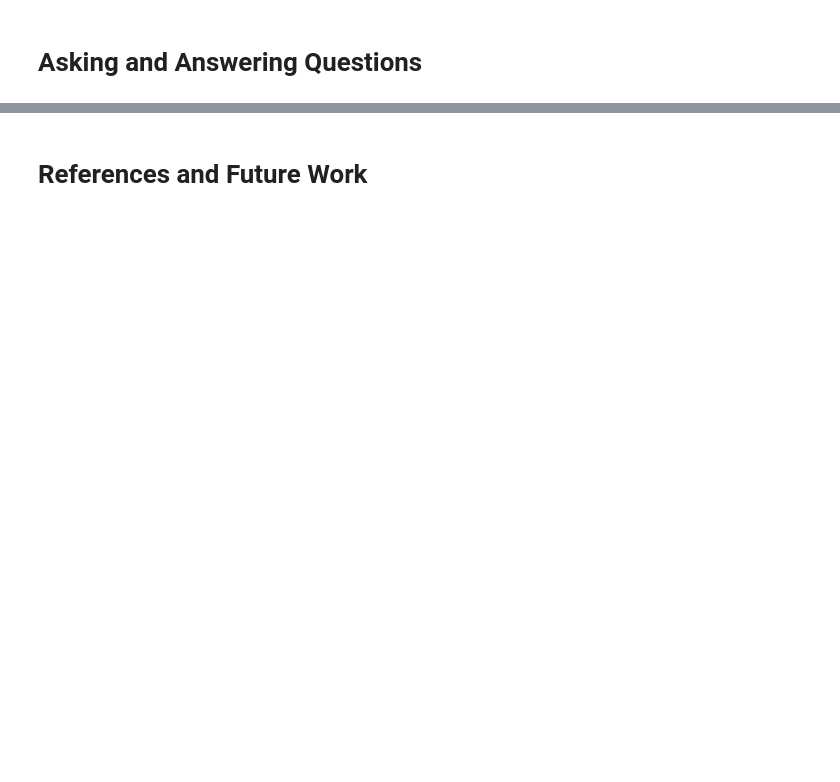
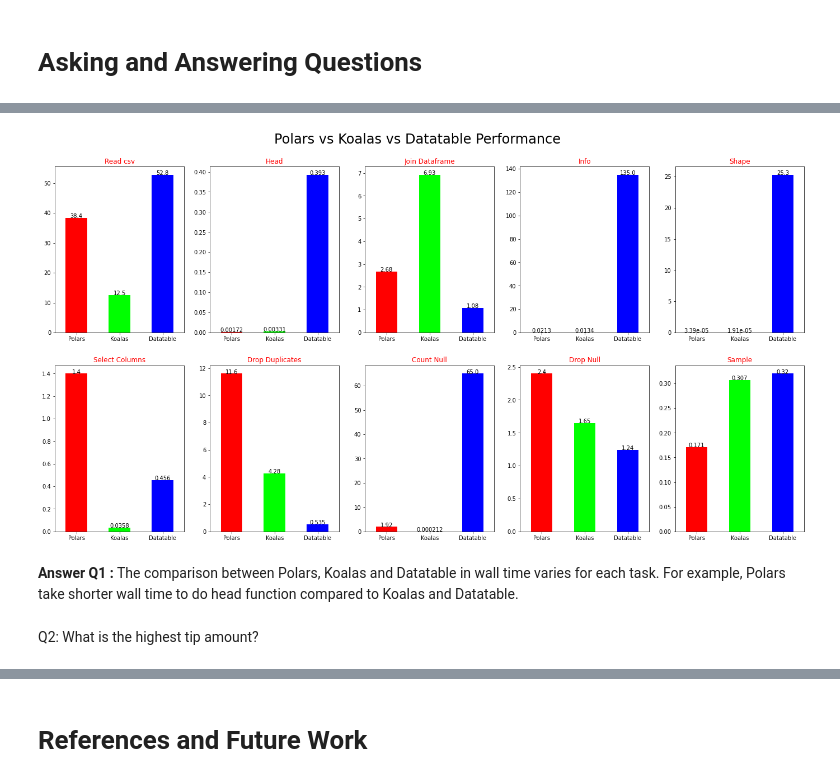
Before and after one commit to drshahizan/Python-big-data, a Jupyter notebook: Project/QUAD/QUAD_Project.ipynb, the cells around one changed output, grey strips where cells are left out. Cells and saved outputs as stored; diff of their text form; code cells hidden in the pictures; blank space fills up the shorter version.

```diff
--- a/Project/QUAD/QUAD_Project.ipynb
+++ b/Project/QUAD/QUAD_Project.ipynb
@@ -520,0 +525,10 @@ array([[<matplotlib.axes._subplots.AxesSubplot object at 0x...>,
+# %%
+index = ['Read csv','Head','Join Dataframe','Info',
+           'Shape','Select Columns','Drop Duplicates','Count Null',
+           'Drop Null','Sample']
+polars_col = [38.4, 1.72e-03, 2.68, 21.3e-03, 33.9e-06, 1.4, 11.6, 1.92, 2.4, 171e-03]
+koalas_col = [12.5, 3.31e-03, 6.93, 13.4e-03, 19.1e-06, 35.8e-03, 4.28, 212e-06, 1.65, 307e-03]
+datatable_col = [52.8, 393e-03, 1.08, 135, 25.3, 456e-03, 535e-03, 65, 1.24, 320e-3]
+
+walltime = pd.DataFrame({'Polars':polars_col, 'Koalas':koalas_col, 'Datatable':datatable_col}, index = index)
+walltime
@@ -520,0 +547,17 @@ array([[<matplotlib.axes._subplots.AxesSubplot object at 0x...>,
+# %%
+from matplotlib import pyplot as plt
+plt.figure(figsize=(24,12))
+plt.suptitle('Polars vs Koalas vs Datatable Performance', fontsize=24, y=0.95)
+for test, i in zip(walltime.index,range(len(walltime.index))):
+  plt.subplot(2,5,i+1)
+  fig = walltime.loc[test].plot(kind='bar', color=["#FF0000", "#00FF00", "#0000FF"])
+  plt.title(test, color='r')
+  plt.xticks(rotation=0)
+  for j in range(len(walltime.loc[test])):
+    plt.text(j, walltime.loc[test][j], walltime.loc[test][j], ha='center')
+# %% [output]
+[figure, added]
+# %% [markdown]
+**Answer Q1 :** The comparison between Polars, Koalas and Datatable in wall time varies for each task. For example, Polars take shorter wall time to do head function compared to Koalas and Datatable.
+# %% [markdown]
+Q2: What is the highest tip amount?
```
Also changed, not shown: parts of 55 cells of this notebook.
